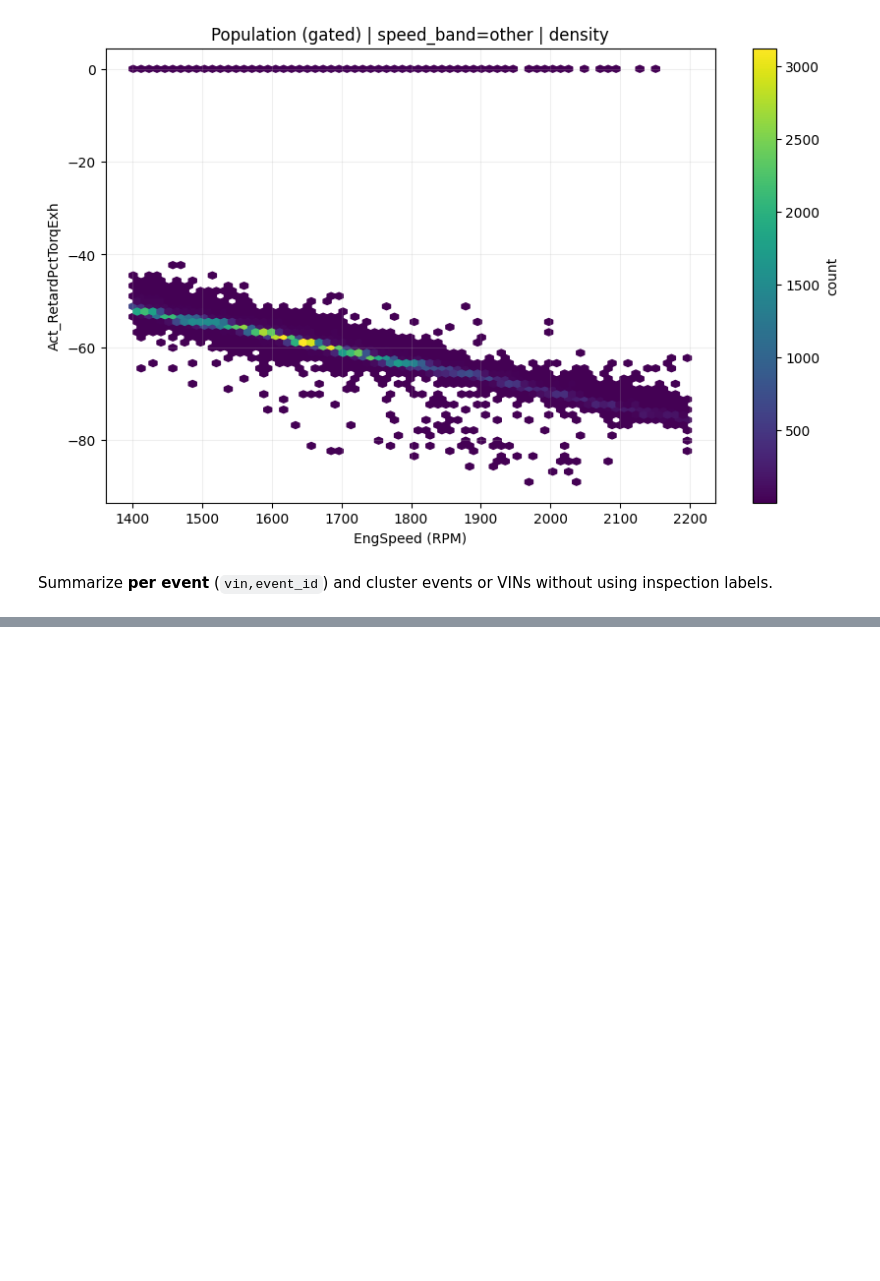
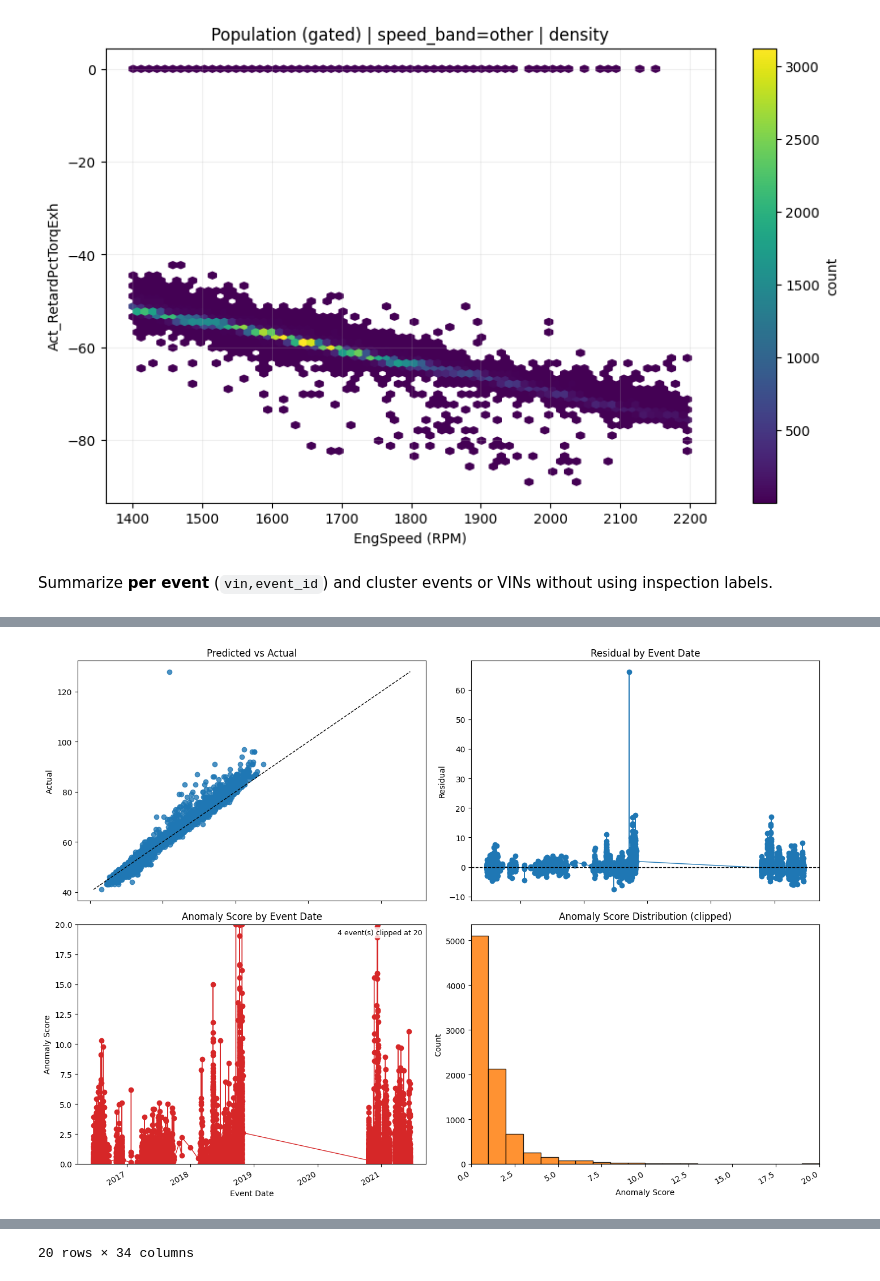
Before and after one commit to gugaumich/BrakeGuard, a Jupyter notebook: notebooks/exhaust_brake_population_investigation.ipynb, the cells around one changed output, grey strips where cells are left out. Cells and saved outputs as stored; diff of their text form; code cells hidden in the pictures; blank space fills up the shorter version.

Commit message:
Add VIN event anomaly workflow and notebook analysis

```diff
--- a/notebooks/exhaust_brake_population_investigation.ipynb
+++ b/notebooks/exhaust_brake_population_investigation.ipynb
@@ -431,0 +537,30 @@ Summarize **per event** (`vin,event_id`) and cluster events or VINs without usin
+# %%
+config = {
+    "time_col": "timestamp",
+    "retard_col": "Act_RetardPctTorqExh",
+    "eng_speed_col": "EngSpeed",
+    "veh_speed_col": "VehSpeedEng",
+    "accel_col": "AccelPedalPos",
+    "boost_col": "BoostPres",
+    "baro_col": "BarPres_Eng_1587",
+    "coolant_col": "EngCoolantTemp",
+    "gear_col": "TransCurGear",
+    "lockup_col": "TransTorqConvLockupEngaged",
+    "brake_col": "BrakeSwitch",
+    "clutch_col": "ClutchSwtch",
+    "abs_ret_col": "ABS_RetCont_1587",
+    "event_id_col": "event_id",
+}
+
+result = run_vin_event_anomaly_pipeline(
+    vin_df,
+    mask_col="exh_brake_mask",
+    config=config,
+    target_col="peak_abs_retard_torque",
+    early_fraction=0.4,
+)
+
+scored = result["scored_events"]
+display(scored.sort_values("anomaly_score", ascending=False).head(20))
+# %% [output]
+[figure, added]
@@ -431,0 +584 @@ Summarize **per event** (`vin,event_id`) and cluster events or VINs without usin
+20 rows × 34 columns
```
Also changed, not shown: parts of 6 cells of this notebook, 1 other file.
